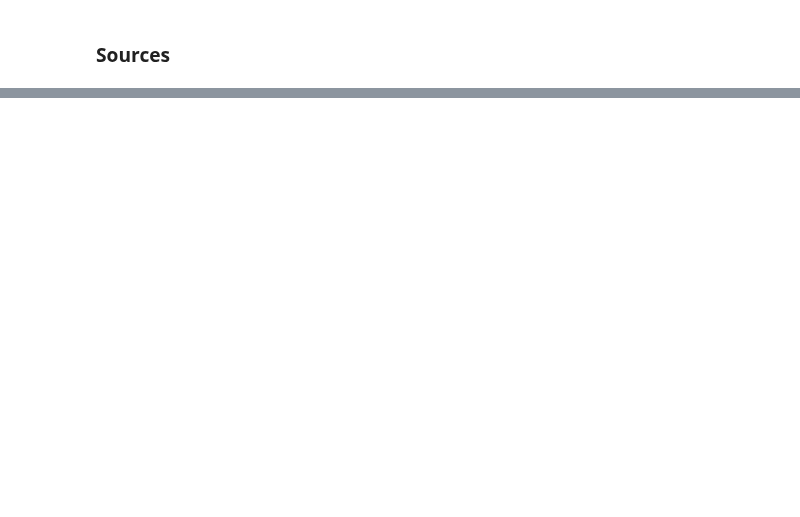
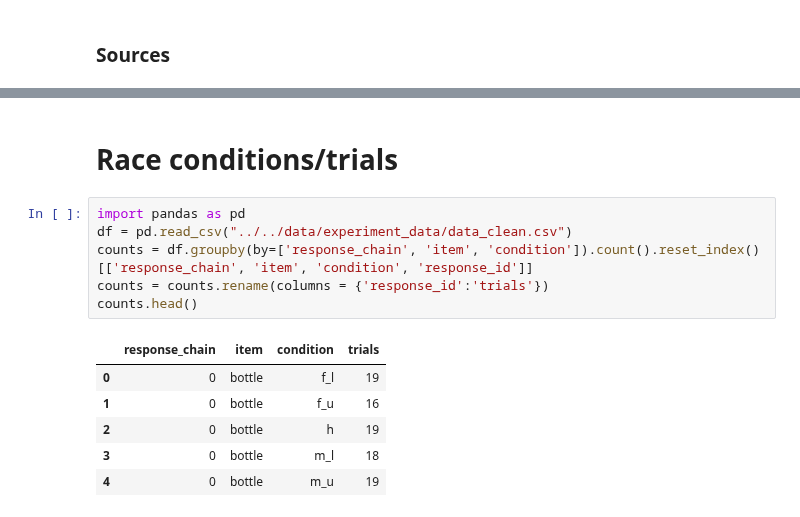
Before and after one commit to josh-ashkinaze/net_create, a Jupyter notebook: scripts/analyze_experiment/get_data.ipynb, the cells around one changed output, grey strips where cells are left out. Saved outputs shown, nothing was run; the diff lists cells and outputs as text; blank space fills up the shorter version.

```diff
--- a/scripts/analyze_experiment/get_data.ipynb
+++ b/scripts/analyze_experiment/get_data.ipynb
@@ -410,0 +512,15 @@ Of the non-missing values, the sample was 49\% neutral, 27\% excited, 24\% conce
+# %% [markdown]
+# Race conditions/trials
+# %%
+import pandas as pd
+df = pd.read_csv("../../data/experiment_data/data_clean.csv")
+counts = df.groupby(by=['response_chain', 'item', 'condition']).count().reset_index()[['response_chain', 'item', 'condition', 'response_id']]
+counts = counts.rename(columns = {'response_id':'trials'})
+counts.head()
+# %% [output]
+|  | response_chain | item | condition | trials |
+| 0 | 0 | bottle | f_l | 19 |
+| 1 | 0 | bottle | f_u | 16 |
+| 2 | 0 | bottle | h | 19 |
+| 3 | 0 | bottle | m_l | 18 |
+| 4 | 0 | bottle | m_u | 19 |
```
Also changed, not shown: parts of 23 cells of this notebook.
